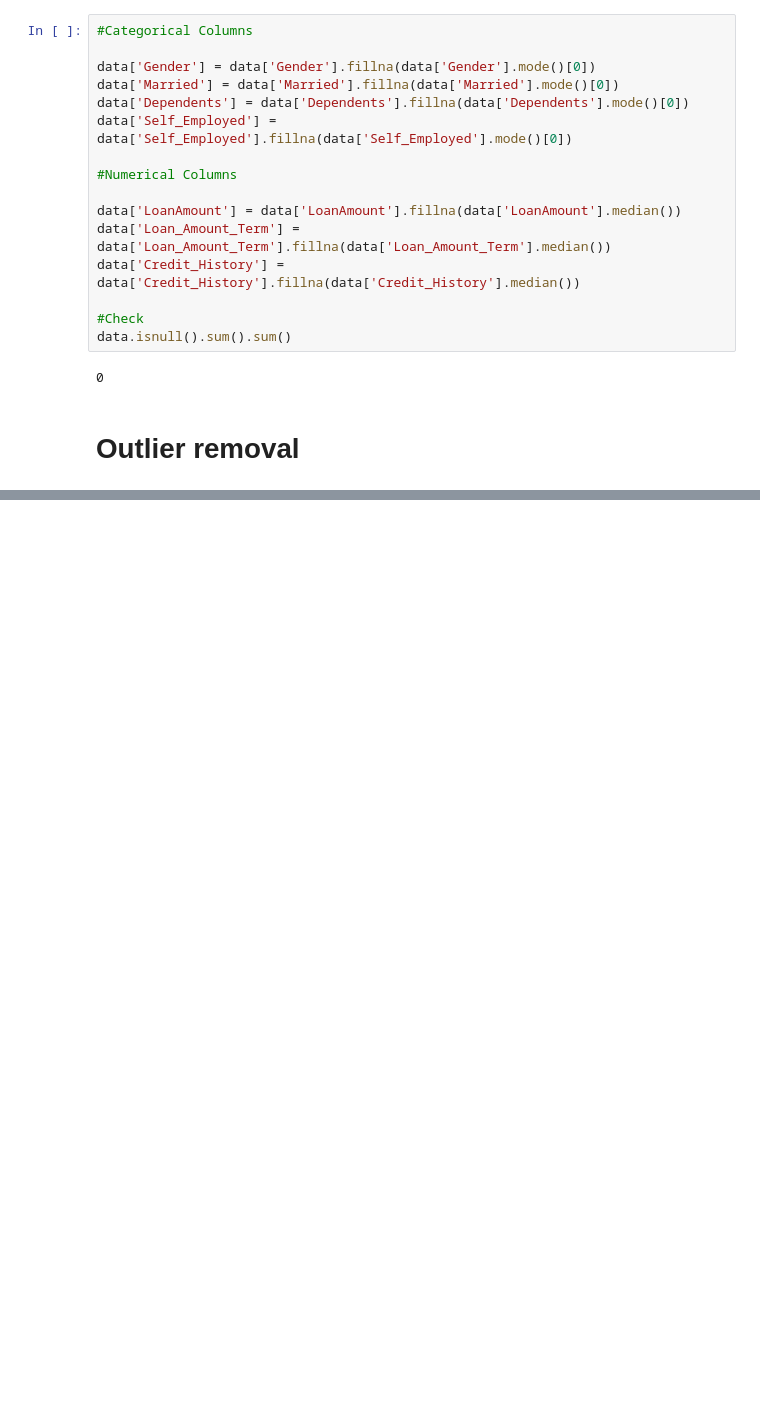
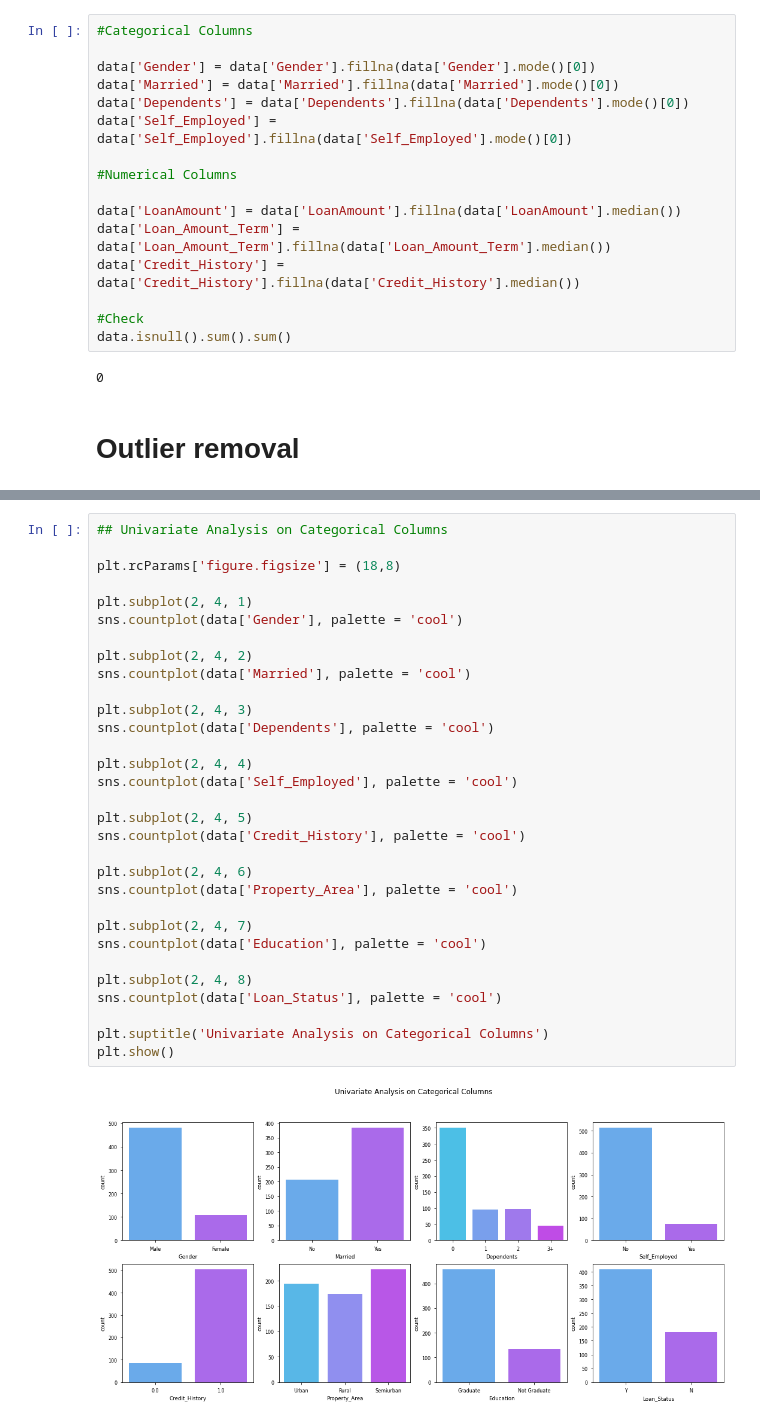
Before and after one commit to rohith1125/Loan-Predictor, a Jupyter notebook: Loan Status Prediction.ipynb, the cells around one changed output, grey strips where cells are left out. Saved outputs shown, nothing was run; the diff lists cells and outputs as text; blank space fills up the shorter version.

```diff
--- a/Loan Status Prediction.ipynb
+++ b/Loan Status Prediction.ipynb
@@ -141,0 +207,33 @@ KeysView(RcParams({'_internal.classic_mode': False,
+# %%
+## Univariate Analysis on Categorical Columns
+
+plt.rcParams['figure.figsize'] = (18,8)
+
+plt.subplot(2, 4, 1)
+sns.countplot(data['Gender'], palette = 'cool')
+
+plt.subplot(2, 4, 2)
+sns.countplot(data['Married'], palette = 'cool')
+
+plt.subplot(2, 4, 3)
+sns.countplot(data['Dependents'], palette = 'cool')
+
+plt.subplot(2, 4, 4)
+sns.countplot(data['Self_Employed'], palette = 'cool')
+
+plt.subplot(2, 4, 5)
+sns.countplot(data['Credit_History'], palette = 'cool')
+
+plt.subplot(2, 4, 6)
+sns.countplot(data['Property_Area'], palette = 'cool')
+
+plt.subplot(2, 4, 7)
+sns.countplot(data['Education'], palette = 'cool')
+
+plt.subplot(2, 4, 8)
+sns.countplot(data['Loan_Status'], palette = 'cool')
+
+plt.suptitle('Univariate Analysis on Categorical Columns')
+plt.show()
+# %% [output]
+[figure, added]
```
Also changed, not shown: parts of 9 cells of this notebook.
